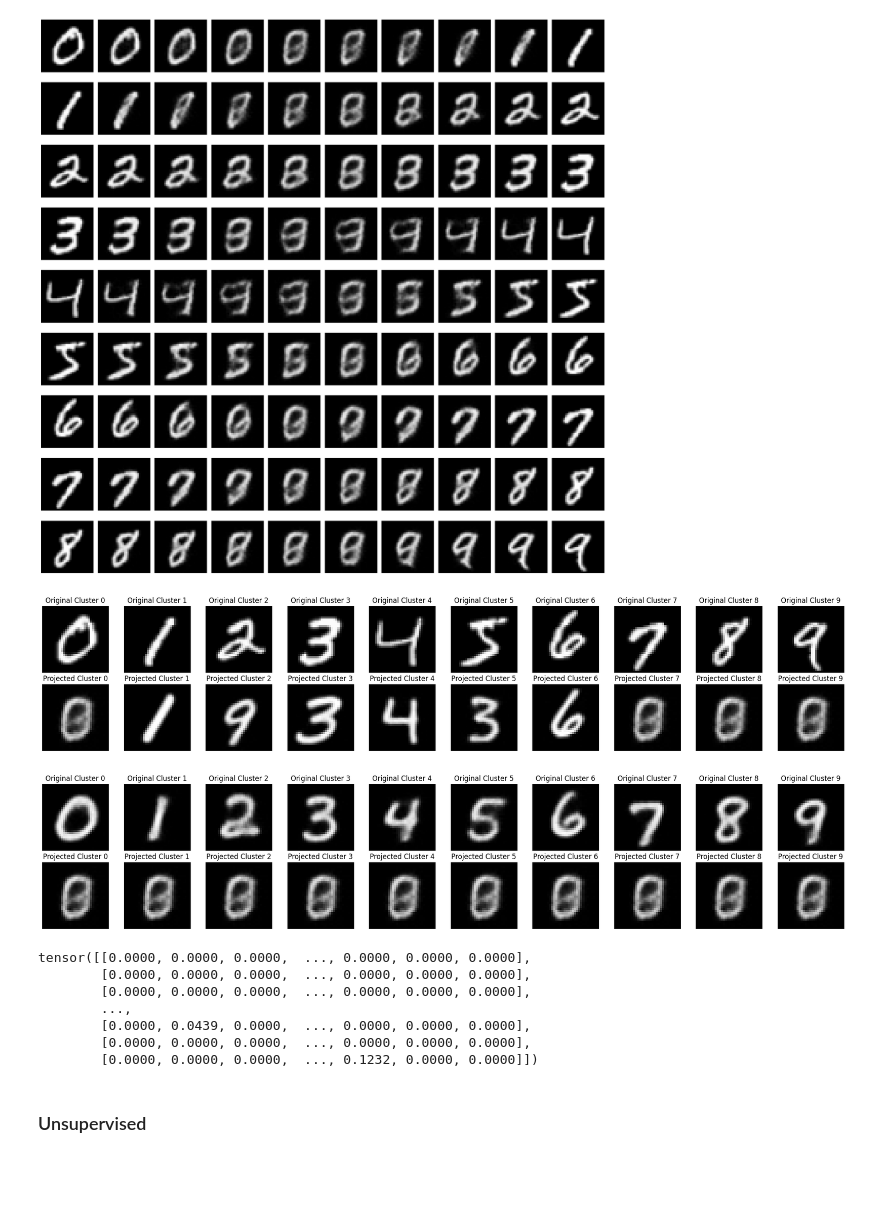
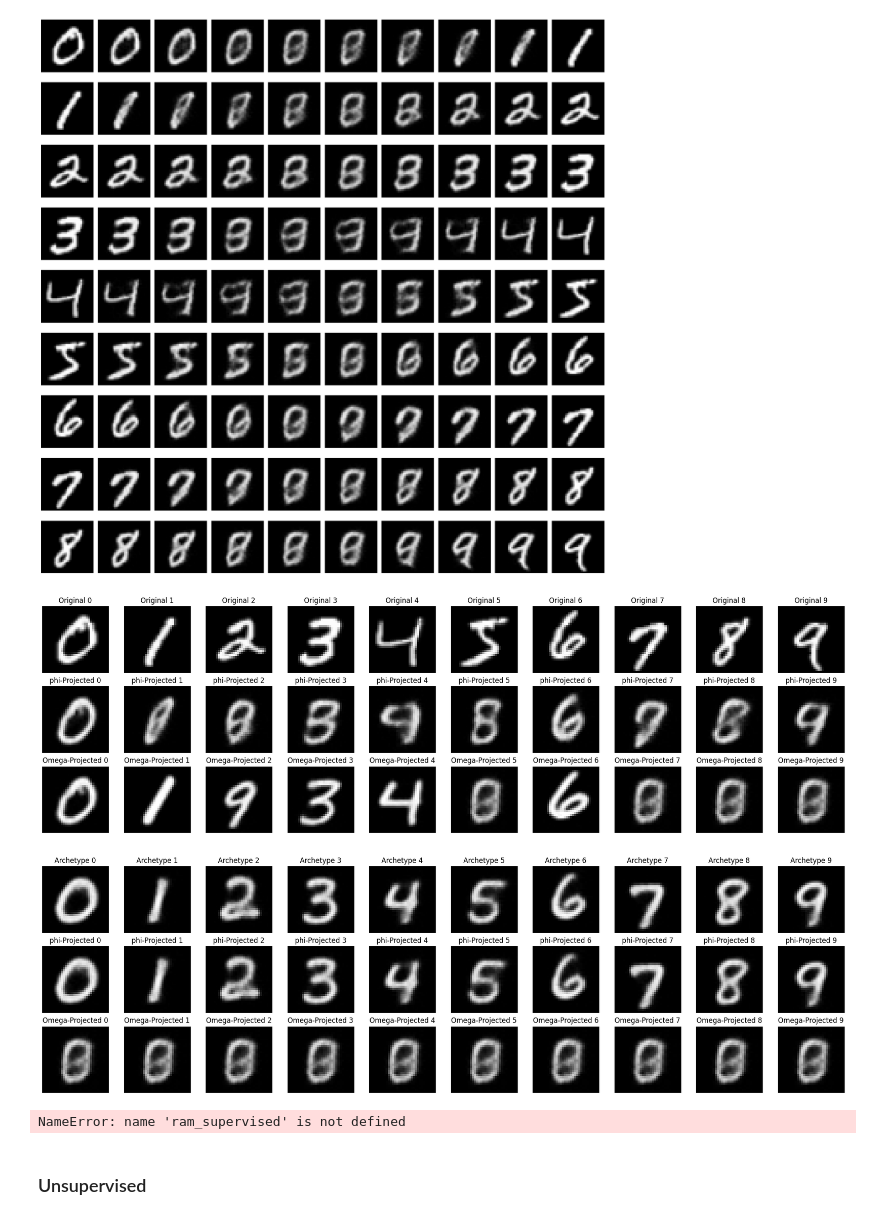
Before and after one commit to wdiepeveen/Riemannian-Archetypal-Analysis, a Jupyter notebook: mnist_multi_ellipsoid_starflow.ipynb, the cells around one changed output. Drawn from its saved outputs; the diff is of its cells as text; code cells hidden in the pictures; blank space fills up the shorter version.

```diff
--- a/mnist_multi_ellipsoid_starflow.ipynb
+++ b/mnist_multi_ellipsoid_starflow.ipynb
@@ -615,55 +597,60 @@ plt.show()
 [figure]
 # %%
 # construct RAM
-ram_supervised = RiemannianArchetypalMapping(Omega_supervised_manifold, torch.cat(archetypes_supervised, dim=0))
+phi_ram_supervised = RiemannianArchetypalMapping(phi_manifold, torch.cat(archetypes_supervised, dim=0))
+Omega_ram_supervised = RiemannianArchetypalMapping(Omega_supervised_manifold, torch.cat(archetypes_supervised, dim=0))
 # ram_supervised = RiemannianArchetypalMapping(Omega_supervised_manifold, torch.stack(centers_supervised))
 # %%
 # project clusters
 with torch.no_grad():
-    ram_supervised_projected_data_clusters = ram_supervised.forward(data_clusters.to(device))
-    ram_supervised_projected_centers = ram_supervised.forward(torch.stack(centers_supervised).to(device))
+    phi_ram_supervised_projected_data_clusters = phi_ram_supervised.forward(data_clusters.to(device))
+    phi_ram_supervised_projected_centers = phi_ram_supervised.forward(torch.stack(centers_supervised).to(device))
+    Omega_ram_supervised_projected_data_clusters = Omega_ram_supervised.forward(data_clusters.to(device))
+    Omega_ram_supervised_projected_centers = Omega_ram_supervised.forward(torch.stack(centers_supervised).to(device))
 # %%
 # plot projected clusters next to original clusters
-fig, axes = plt.subplots(2, 10, figsize=(20, 4))
+fig, axes = plt.subplots(3, 10, figsize=(20, 6))
 for i in range(10):
     axes[0, i].imshow(data_clusters[i].squeeze(), cmap='gray', vmin=data.min(), vmax=data.max())
-    axes[0, i].set_title(f"Original Cluster {i}")
+    axes[0, i].set_title(f"Original {i}")
     axes[0, i].axis('off')
 
-    axes[1, i].imshow(ram_supervised_projected_data_clusters[i].squeeze(), cmap='gray', vmin=data.min(), vmax=data.max())
-    axes[1, i].set_title(f"Projected Cluster {i}")
+    axes[1, i].imshow(phi_ram_supervised_projected_data_clusters[i].squeeze(), cmap='gray', vmin=data.min(), vmax=data.max())
+    axes[1, i].set_title(f"phi-Projected {i}")
     axes[1, i].axis('off')
+
+    axes[2, i].imshow(Omega_ram_supervised_projected_data_clusters[i].squeeze(), cmap='gray', vmin=data.min(), vmax=data.max())
+    axes[2, i].set_title(f"Omega-Projected {i}")
+    axes[2, i].axis('off')
 
 plt.tight_layout()
 plt.show()
 
 # plot projected clusters next to original clusters
-fig, axes = plt.subplots(2, 10, figsize=(20, 4))
+fig, axes = plt.subplots(3, 10, figsize=(20, 6))
 for i in range(10):
     axes[0, i].imshow(centers_supervised[i].reshape(H, W).squeeze(), cmap='gray', vmin=data.min(), vmax=data.max())
-    axes[0, i].set_title(f"Original Cluster {i}")
+    axes[0, i].set_title(f"Archetype {i}")
     axes[0, i].axis('off')
 
-    axes[1, i].imshow(ram_supervised_projected_centers[i].reshape(H, W).squeeze(), cmap='gray', vmin=data.min(), vmax=data.max())
-    axes[1, i].set_title(f"Projected Cluster {i}")
+    axes[1, i].imshow(phi_ram_supervised_projected_centers[i].reshape(H, W).squeeze(), cmap='gray', vmin=data.min(), vmax=data.max())
+    axes[1, i].set_title(f"phi-Projected {i}")
     axes[1, i].axis('off')
+
+    axes[2, i].imshow(Omega_ram_supervised_projected_centers[i].reshape(H, W).squeeze(), cmap='gray', vmin=data.min(), vmax=data.max())
+    axes[2, i].set_title(f"Omega-Projected {i}")
+    axes[2, i].axis('off')
 
 plt.tight_layout()
 plt.show()
 # %% [output]
-[figure, old version]
+[figure, new version]
-[figure, old version]
+[figure, new version]
 # %%
 with torch.no_grad():
     print(ram_supervised.w(data_clusters.to(device)))
 # %% [output]
-tensor([[0.0000, 0.0000, 0.0000,  ..., 0.0000, 0.0000, 0.0000],
-        [0.0000, 0.0000, 0.0000,  ..., 0.0000, 0.0000, 0.0000],
-        [0.0000, 0.0000, 0.0000,  ..., 0.0000, 0.0000, 0.0000],
-        ...,
-        [0.0000, 0.0439, 0.0000,  ..., 0.0000, 0.0000, 0.0000],
-        [0.0000, 0.0000, 0.0000,  ..., 0.0000, 0.0000, 0.0000],
-        [0.0000, 0.0000, 0.0000,  ..., 0.1232, 0.0000, 0.0000]])
+NameError: name 'ram_supervised' is not defined
 # %% [markdown]
 ### Unsupervised ###
 # %%
```
Also changed, not shown: parts of 2 cells of this notebook, 25 other files.
